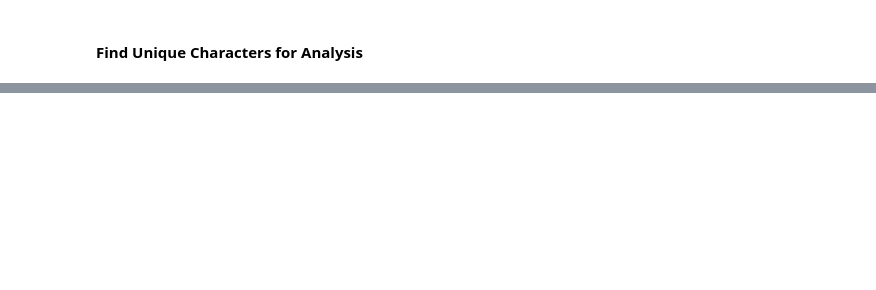
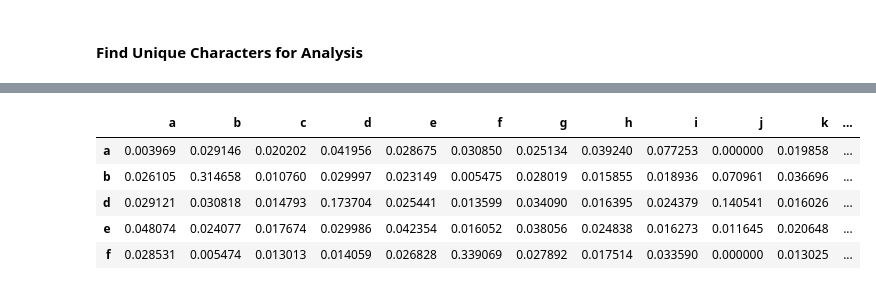
Before and after one commit to dianachou/cmsc320_final_tutorial, a Jupyter notebook: [Insert Final Project Name].ipynb, the cells around one changed output, grey strips where cells are left out. Cells and saved outputs as stored; diff of their text form; code cells hidden in the pictures; blank space fills up the shorter version.

```diff
--- a/[Insert Final Project Name].ipynb
+++ b/[Insert Final Project Name].ipynb
@@ -16,2 +30,10 @@
+# %%
+# Read the CSV into a new dataframe
+transcriptions = pd.read_csv("transcriptions/british.csv")
+
+# We want to remove characters we do not want to perform analysis on
+transcriptions = transcriptions.replace(to_replace='\'|:|ˌ', value = '', regex = True)
+transcriptions['word'] = transcriptions['word'].str.lower()
+transcriptions = transcriptions[['word', 'transcription']]
 # %% [markdown]
 #### Find Unique Characters for Analysis
@@ -98,0 +126,16 @@ plt.show()
+# %%
+heatmap_frame.index = phon_list
+heatmap_frame.columns = orth_list
+
+# Normalize the values in the dataframe so they are on a scale from zero to one
+max_val = max(heatmap_frame.max())
+heatmap_frame = heatmap_frame.div(max_val)
+
+heatmap_frame.head()
+# %% [output]
+|  | a | b | c | d | e | f | g | h | i | j | k | ... |
+| a | 0.003969 | 0.029146 | 0.020202 | 0.041956 | 0.028675 | 0.030850 | 0.025134 | 0.039240 | 0.077253 | 0.000000 | 0.019858 | ... |
+| b | 0.026105 | 0.314658 | 0.010760 | 0.029997 | 0.023149 | 0.005475 | 0.028019 | 0.015855 | 0.018936 | 0.070961 | 0.036696 | ... |
+| d | 0.029121 | 0.030818 | 0.014793 | 0.173704 | 0.025441 | 0.013599 | 0.034090 | 0.016395 | 0.024379 | 0.140541 | 0.016026 | ... |
+| e | 0.048074 | 0.024077 | 0.017674 | 0.029986 | 0.042354 | 0.016052 | 0.038056 | 0.024838 | 0.016273 | 0.011645 | 0.020648 | ... |
+| f | 0.028531 | 0.005474 | 0.013013 | 0.014059 | 0.026828 | 0.339069 | 0.027892 | 0.017514 | 0.033590 | 0.000000 | 0.013025 | ... |
```
Also changed, not shown: parts of 47 cells of this notebook, 1 other file.
